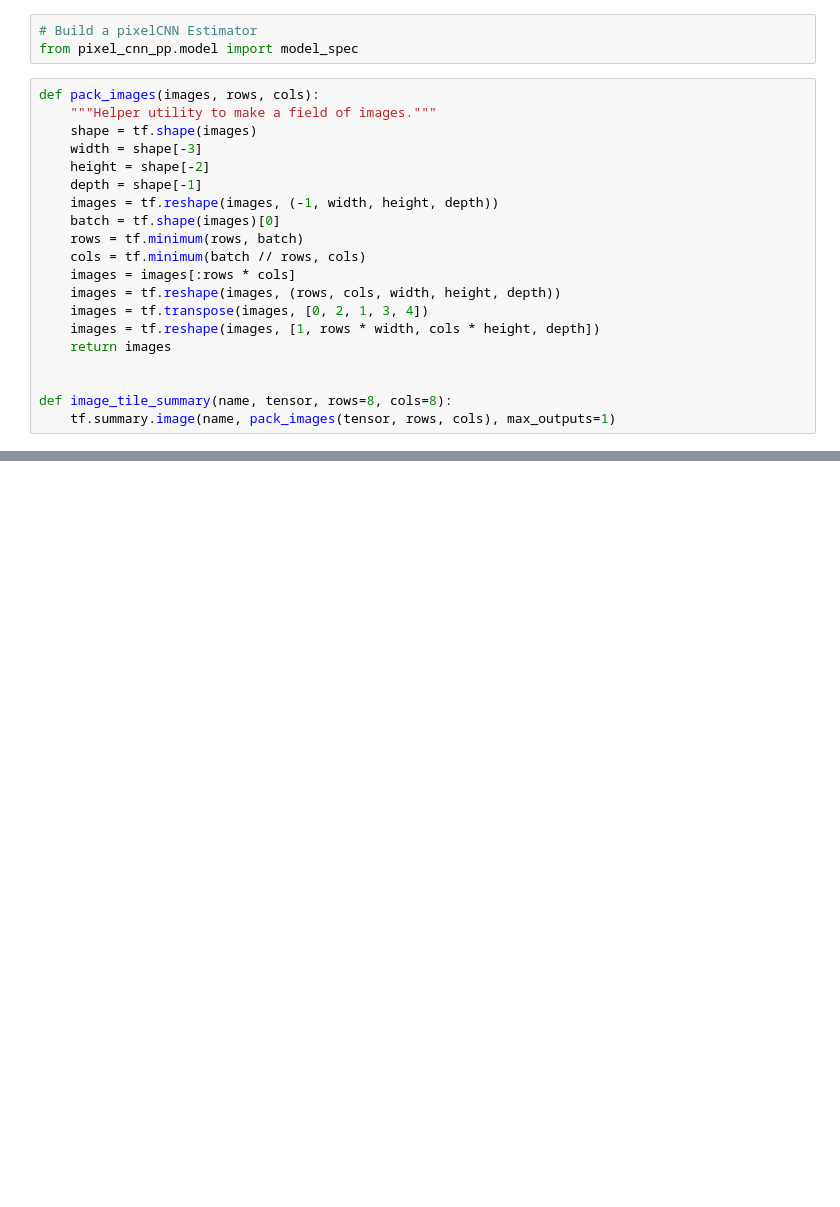
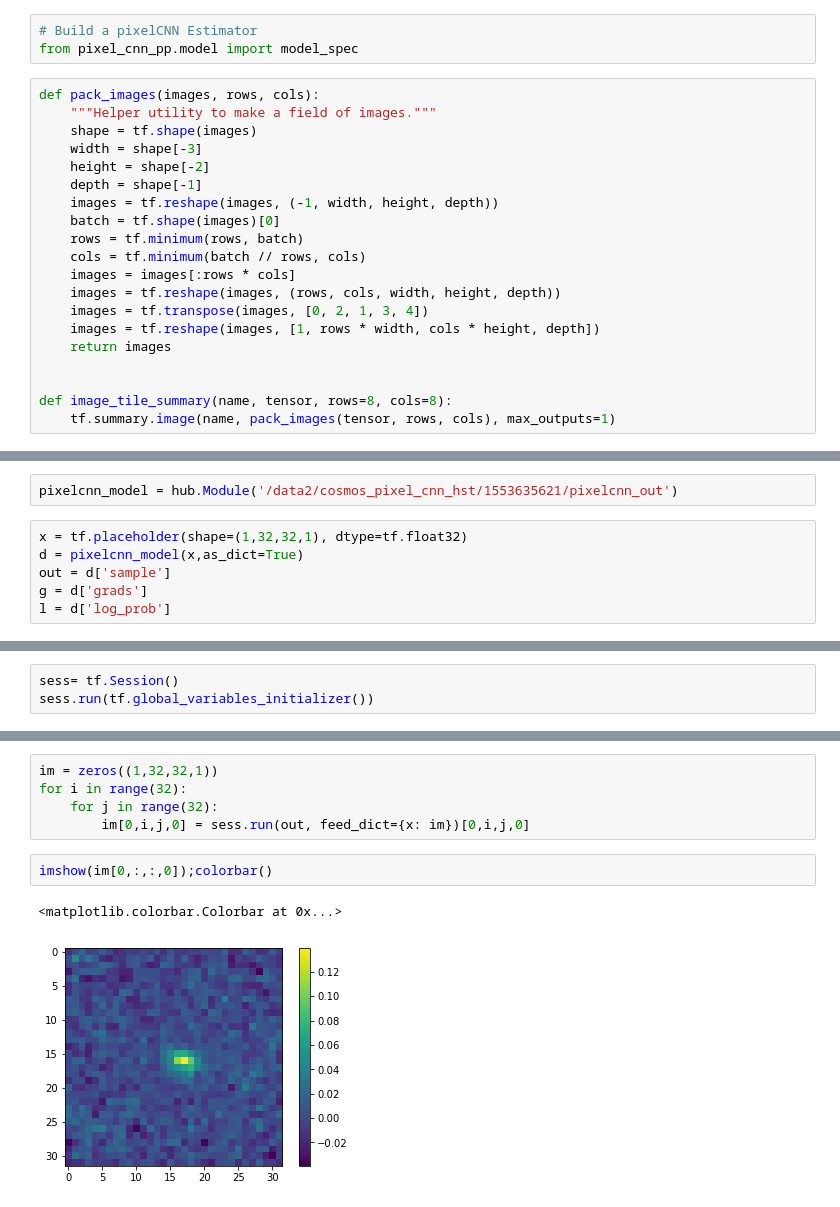
Before and after one commit to pmelchior/scarlet-pixelcnn, a Jupyter notebook: TrainCNN_HST.ipynb, the cells around one changed output, grey strips where cells are left out. Saved outputs shown, nothing was run; the diff lists cells and outputs as text; blank space fills up the shorter version.

```diff
--- a/TrainCNN_HST.ipynb
+++ b/TrainCNN_HST.ipynb
@@ -185,0 +182,8 @@ exporter.export(mymodel, '/data2/cosmos_pixel_cnn_hst/', mymodel.latest_checkpoi
+# %%
+pixelcnn_model = hub.Module('/data2/cosmos_pixel_cnn_hst/1553635621/pixelcnn_out')
+# %%
+x = tf.placeholder(shape=(1,32,32,1), dtype=tf.float32)
+d = pixelcnn_model(x,as_dict=True)
+out = d['sample']
+g = d['grads']
+l = d['log_prob']
@@ -185,0 +192,3 @@ exporter.export(mymodel, '/data2/cosmos_pixel_cnn_hst/', mymodel.latest_checkpoi
+# %%
+sess= tf.Session()
+sess.run(tf.global_variables_initializer())
@@ -185,0 +199,10 @@ exporter.export(mymodel, '/data2/cosmos_pixel_cnn_hst/', mymodel.latest_checkpoi
+# %%
+im = zeros((1,32,32,1))
+for i in range(32):
+    for j in range(32):
+        im[0,i,j,0] = sess.run(out, feed_dict={x: im})[0,i,j,0]
+# %%
+imshow(im[0,:,:,0]);colorbar()
+# %% [output]
+<matplotlib.colorbar.Colorbar at 0x...>
+[figure, added]
```
Also changed, not shown: parts of 9 cells of this notebook, 7 other files.
